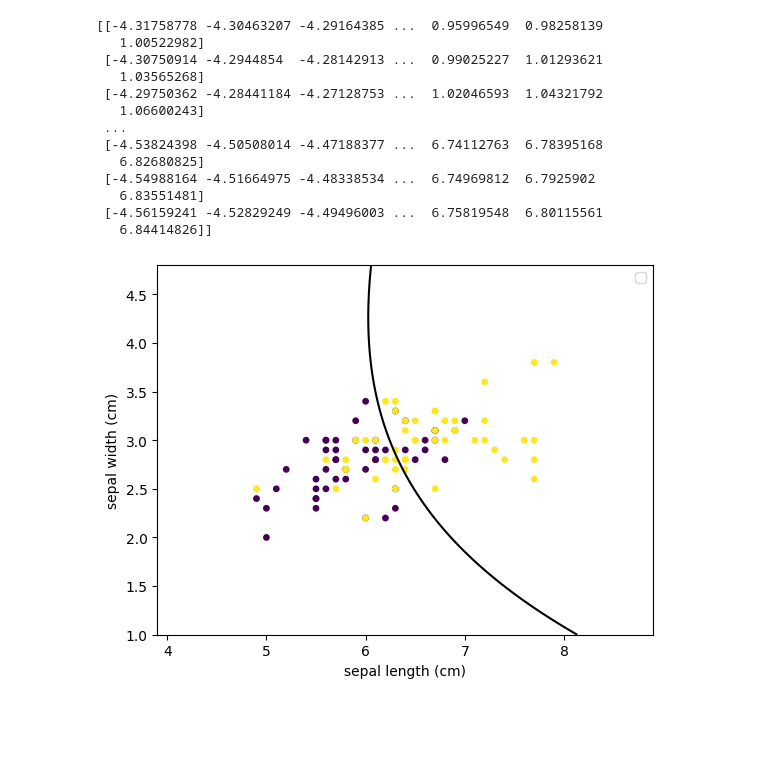
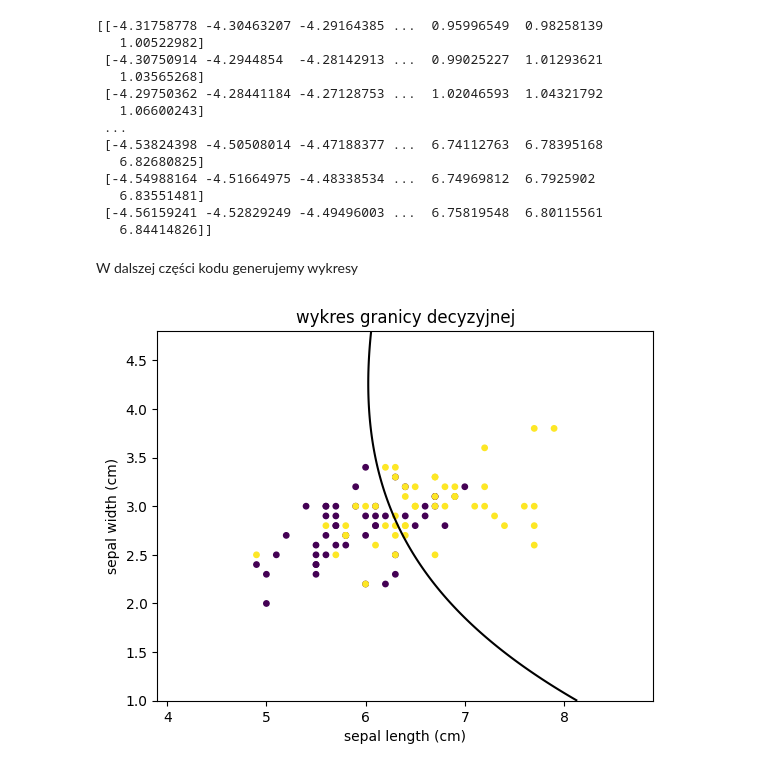
Before and after one commit to kaluznys/uczenie_maszynowe_UW, a Jupyter notebook: praca_domowa5_uw.ipynb, the cells around one changed output. Saved outputs shown, nothing was run; the diff lists cells and outputs as text; code cells hidden in the pictures; blank space fills up the shorter version.

```diff
--- a/praca_domowa5_uw.ipynb
+++ b/praca_domowa5_uw.ipynb
@@ -112,22 +116,24 @@ print(decision)
    6.83551481]
  [-4.56159241 -4.52829249 -4.49496003 ...  6.75819548  6.80115561
    6.84414826]]
+# %% [markdown]
+W dalszej części kodu generujemy wykresy
 # %%
 fig = plt.figure()
 ax = fig.add_subplot()
 xs = iris.iloc[:,0]
 ys = iris.iloc[:,1]
 m = iris.iloc[:,2]
 size = [15 for i in range(len(xs))]
 
 ax.scatter(xs, ys, c=m, s=size)
 ax.set_xlabel('sepal length (cm)')
 ax.set_ylabel('sepal width (cm)')
 ax.contour(xx, yy, decision, levels=[0], colors='black')
-ax.legend()
+plt.title("wykres granicy decyzyjnej")
 plt.show()
 # %% [output]
-[figure, old version]
+[figure, new version]
 # %%
 fig = plt.figure(figsize=(10, 7))
 
```
Also changed, not shown: parts of 8 cells of this notebook.
